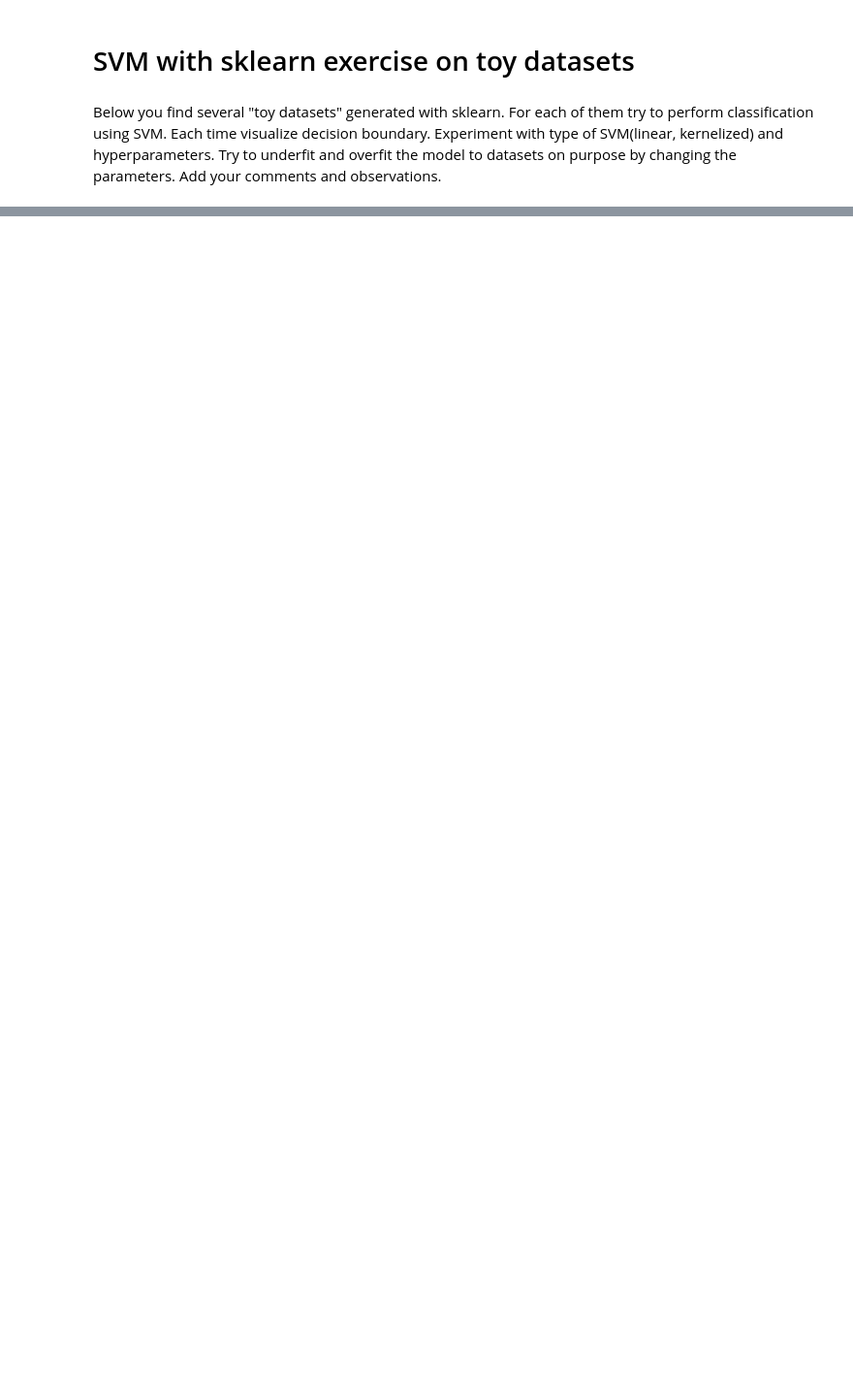
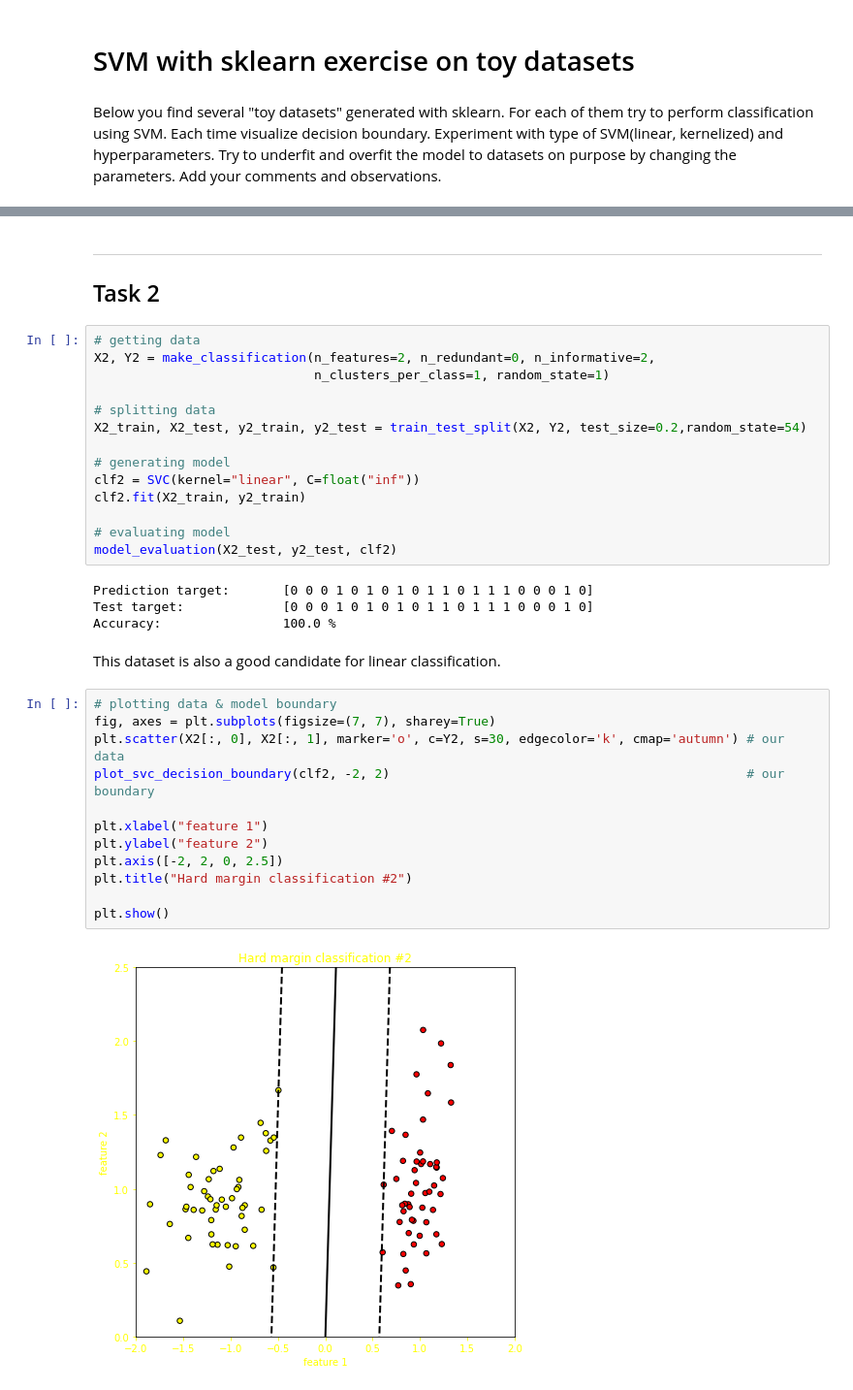
Before and after one commit to valigatotuS/Intelligent-ICT-systems, a Jupyter notebook: exercices/exercise session 3/ex3_svm_toy_datasets.ipynb, the cells around one changed output, grey strips where cells are left out. Shown: that part at 97% size. Cells and saved outputs as stored; diff of their text form; blank space fills up the shorter version.

```diff
--- a/exercices/exercise session 3/ex3_svm_toy_datasets.ipynb
+++ b/exercices/exercise session 3/ex3_svm_toy_datasets.ipynb
@@ -87,0 +101,37 @@ plt.show()
+# %% [markdown]
+---
+## Task 2
+# %%
+# getting data
+X2, Y2 = make_classification(n_features=2, n_redundant=0, n_informative=2,
+                             n_clusters_per_class=1, random_state=1)
+
+# splitting data
+X2_train, X2_test, y2_train, y2_test = train_test_split(X2, Y2, test_size=0.2,random_state=54)
+
+# generating model
+clf2 = SVC(kernel="linear", C=float("inf"))
+clf2.fit(X2_train, y2_train)
+
+# evaluating model
+model_evaluation(X2_test, y2_test, clf2)
+# %% [output]
+Prediction target:       [0 0 0 1 0 1 0 1 0 1 1 0 1 1 1 0 0 0 1 0]
+Test target:             [0 0 0 1 0 1 0 1 0 1 1 0 1 1 1 0 0 0 1 0]
+Accuracy:                100.0 %
+# %% [markdown]
+This dataset is also a good candidate for linear classification.
+# %%
+# plotting data & model boundary
+fig, axes = plt.subplots(figsize=(7, 7), sharey=True)
+plt.scatter(X2[:, 0], X2[:, 1], marker='o', c=Y2, s=30, edgecolor='k', cmap='autumn') # our data
+plot_svc_decision_boundary(clf2, -2, 2)                                               # our boundary
+
+plt.xlabel("feature 1")
+plt.ylabel("feature 2")
+plt.axis([-2, 2, 0, 2.5])
+plt.title("Hard margin classification #2")
+
+plt.show()
+# %% [output]
+[figure, added]
```
Also changed, not shown: parts of 49 cells of this notebook, 2 other files.
